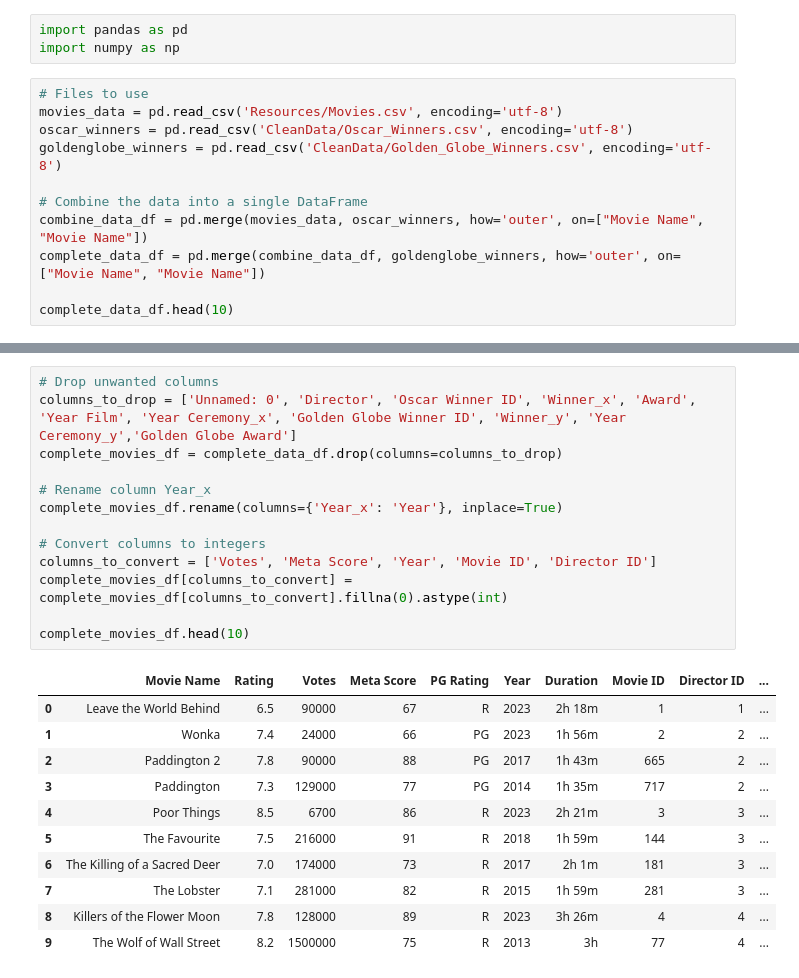
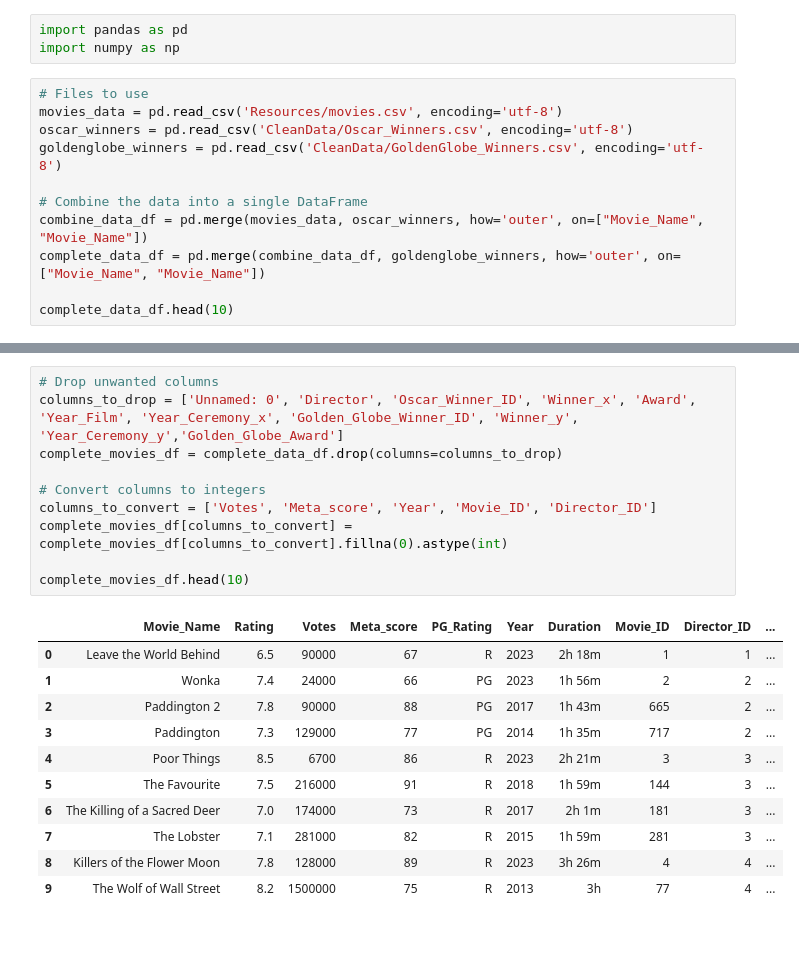
Before and after one commit to IrynaVitkovych/Project-3, a Jupyter notebook: Merge Movie Data.ipynb, the cells around one changed output, grey strips where cells are left out. Saved outputs shown, nothing was run; the diff lists cells and outputs as text; blank space fills up the shorter version.

```diff
--- a/Merge Movie Data.ipynb
+++ b/Merge Movie Data.ipynb
@@ -3,13 +3,13 @@ import pandas as pd
 import numpy as np
 # %%
 # Files to use
-movies_data = pd.read_csv('Resources/Movies.csv', encoding='utf-8')
+movies_data = pd.read_csv('Resources/movies.csv', encoding='utf-8')
 oscar_winners = pd.read_csv('CleanData/Oscar_Winners.csv', encoding='utf-8')
-goldenglobe_winners = pd.read_csv('CleanData/Golden_Globe_Winners.csv', encoding='utf-8')
+goldenglobe_winners = pd.read_csv('CleanData/GoldenGlobe_Winners.csv', encoding='utf-8')
 
 # Combine the data into a single DataFrame
-combine_data_df = pd.merge(movies_data, oscar_winners, how='outer', on=["Movie Name", "Movie Name"])
-complete_data_df = pd.merge(combine_data_df, goldenglobe_winners, how='outer', on=["Movie Name", "Movie Name"])
+combine_data_df = pd.merge(movies_data, oscar_winners, how='outer', on=["Movie_Name", "Movie_Name"])
+complete_data_df = pd.merge(combine_data_df, goldenglobe_winners, how='outer', on=["Movie_Name", "Movie_Name"])
 
 complete_data_df.head(10)
 # %% [output]
@@ -58,18 +38,15 @@ memory usage: 834.5+ KB
 # %%
 # Drop unwanted columns
-columns_to_drop = ['Unnamed: 0', 'Director', 'Oscar Winner ID', 'Winner_x', 'Award', 'Year Film', 'Year Ceremony_x', 'Golden Globe Winner ID', 'Winner_y', 'Year Ceremony_y','Golden Globe Award']
+columns_to_drop = ['Unnamed: 0', 'Director', 'Oscar_Winner_ID', 'Winner_x', 'Award', 'Year_Film', 'Year_Ceremony_x', 'Golden_Globe_Winner_ID', 'Winner_y', 'Year_Ceremony_y','Golden_Globe_Award']
 complete_movies_df = complete_data_df.drop(columns=columns_to_drop)
 
-# Rename column Year_x
-complete_movies_df.rename(columns={'Year_x': 'Year'}, inplace=True)
-
 # Convert columns to integers
-columns_to_convert = ['Votes', 'Meta Score', 'Year', 'Movie ID', 'Director ID']
+columns_to_convert = ['Votes', 'Meta_score', 'Year', 'Movie_ID', 'Director_ID']
 complete_movies_df[columns_to_convert] = complete_movies_df[columns_to_convert].fillna(0).astype(int)
 
 complete_movies_df.head(10)
 # %% [output]
-|  | Movie Name | Rating | Votes | Meta Score | PG Rating | Year | Duration | Movie ID | Director ID | ... |
+|  | Movie_Name | Rating | Votes | Meta_score | PG_Rating | Year | Duration | Movie_ID | Director_ID | ... |
 | 0 | Leave the World Behind | 6.5 | 90000 | 67 | R | 2023 | 2h 18m | 1 | 1 | ... |
 | 1 | Wonka | 7.4 | 24000 | 66 | PG | 2023 | 1h 56m | 2 | 2 | ... |
 | 2 | Paddington 2 | 7.8 | 90000 | 88 | PG | 2017 | 1h 43m | 665 | 2 | ... |
```
Also changed, not shown: parts of 6 cells of this notebook, 3 other files.
